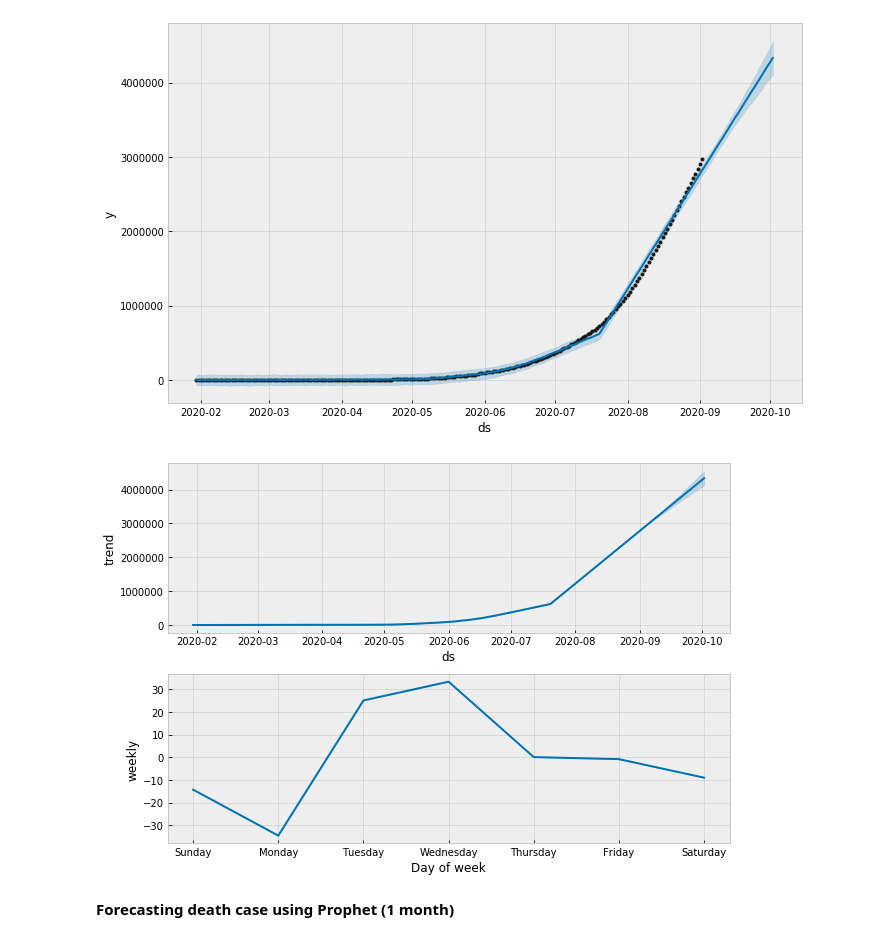
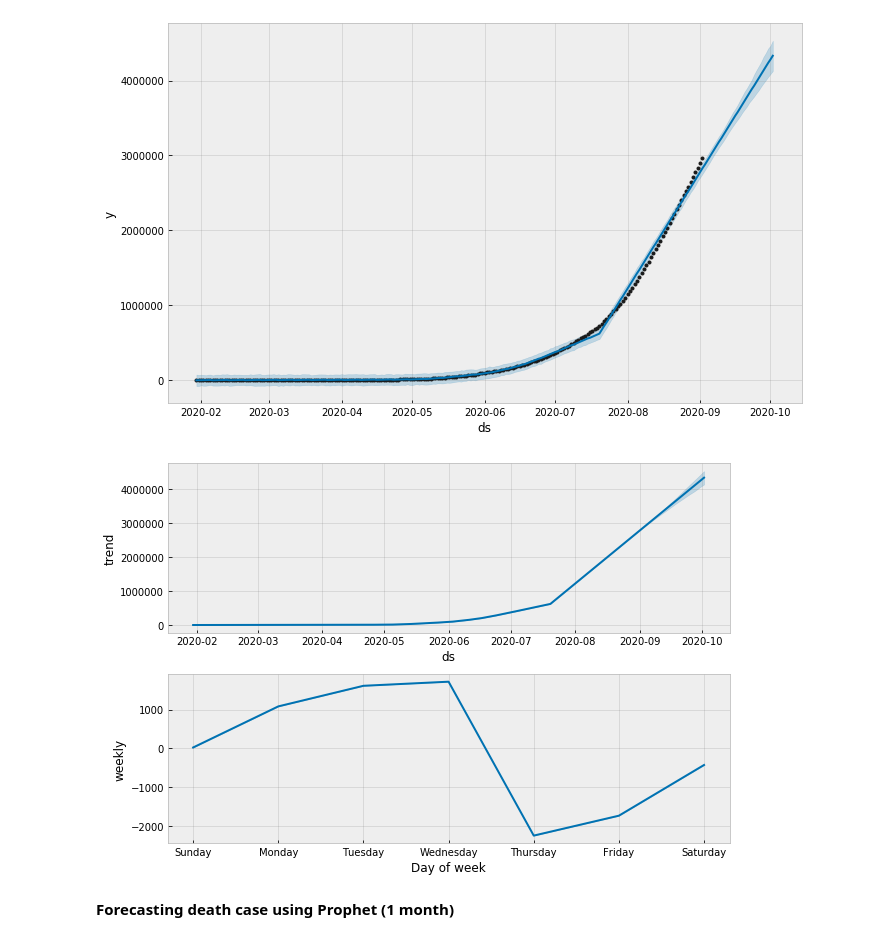
Before and after one commit to iginitin/COVID, a Jupyter notebook: 20200903_COVID.ipynb, the cells around one changed output. Cells and saved outputs as stored; diff of their text form; code cells hidden in the pictures.

```diff
--- a/20200903_COVID.ipynb
+++ b/20200903_COVID.ipynb
@@ -300,9 +300,9 @@ forecast_plot = model.plot(forecast)
 # %% [output]
 [figure]
 # %%
-components_plot = m.plot_components(forecast)
+components_plot = model.plot_components(forecast)
 # %% [output]
-[figure, old version]
+[figure, new version]
 # %% [markdown]
 **Forecasting death case using Prophet (1 month)**
 # %%
```
Also changed, not shown: parts of 5 cells of this notebook, 1 other file.
